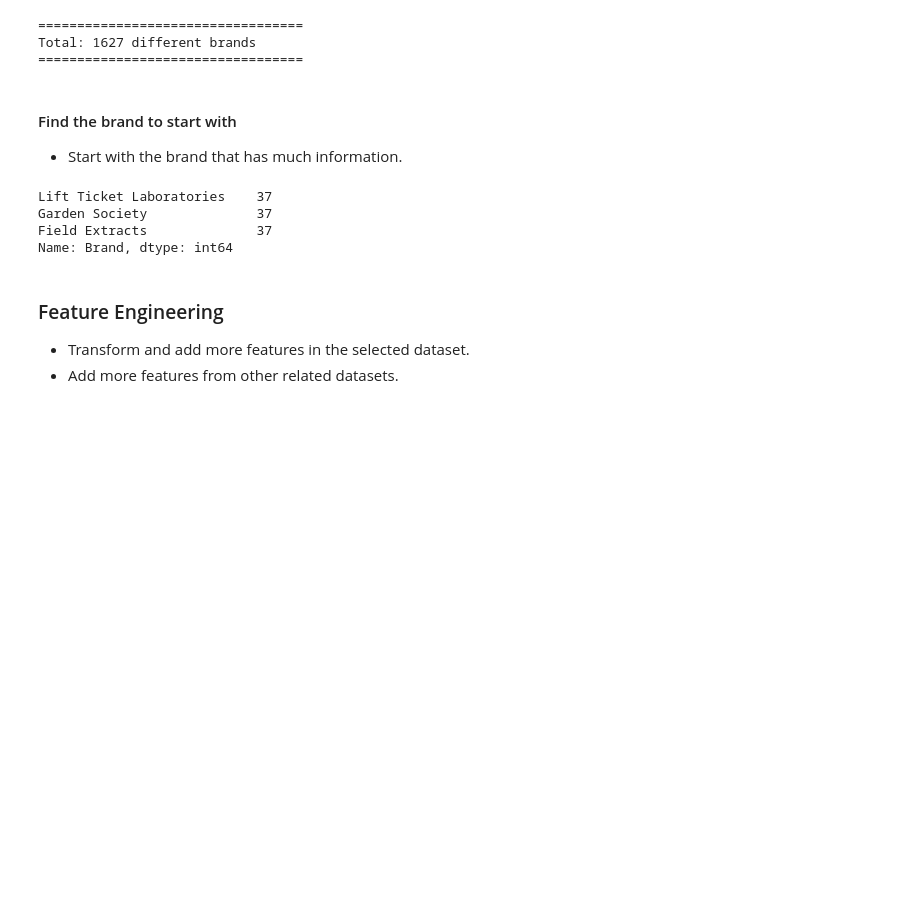
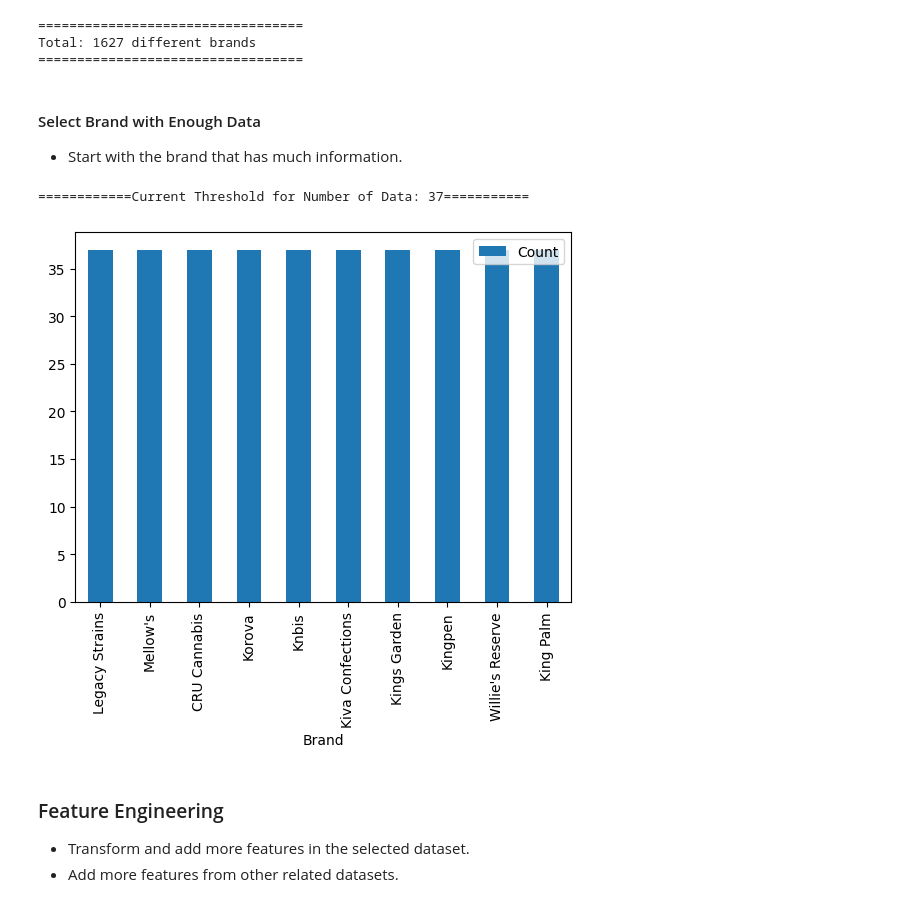
Before and after one commit to Mahipt/Marijuana_SalesPrediction, a Jupyter notebook: src/Sales_Prediction.ipynb, the cells around one changed output. Drawn from its saved outputs; the diff is of its cells as text; code cells hidden in the pictures; blank space fills up the shorter version.

Commit message:
brands list version finished

```diff
--- a/src/Sales_Prediction.ipynb
+++ b/src/Sales_Prediction.ipynb
@@ -119,17 +119,26 @@ print("==================================")
 Total: 1627 different brands
 ==================================
 # %% [markdown]
-#### Find the brand to start with
+#### Select Brand with Enough Data
 - Start with the brand that has much information.
-# %%
-# start with one of the brand
-# only list-out top three brand
-totalSales["Brand"].value_counts().head(3)
-# %% [output]
-Lift Ticket Laboratories    37
-Garden Society              37
-Field Extracts              37
-Name: Brand, dtype: int64
+# %%
+import matplotlib.pyplot as plt
+# start with one of the brand
+# only list-out top three brand
+brands_data_num = pd.DataFrame()
+brands_data_num.loc[:, "Brand"] = totalSales.loc[:, "Brand"]
+brands_data_num.loc[:, "Count"] = [1]*len(totalSales["Brand"])
+brands_data_num = brands_data_num.groupby(["Brand"]).sum().sort_values("Count", ascending=False)
+
+# Only pick the brands with enough number of data
+numDataThreshold = brands_data_num["Count"].max()
+print("============Current Threshold for Number of Data: {}===========".format(numDataThreshold))
+brands_filtered = brands_data_num[brands_data_num.Count >= numDataThreshold]
+brands_filtered.head(10).plot(kind="bar")
+plt.show()
+# %% [output]
+============Current Threshold for Number of Data: 37===========
+[figure, added]
 # %% [markdown]
 ### Feature Engineering
 - Transform and add more features in the selected dataset.
```
Also changed, not shown: parts of 6 cells of this notebook.
